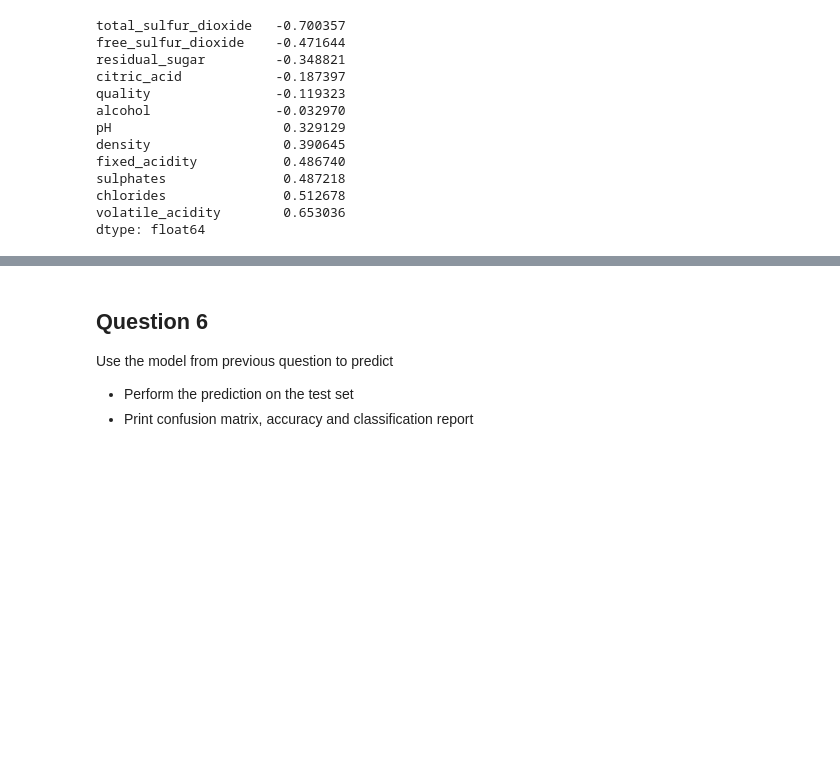
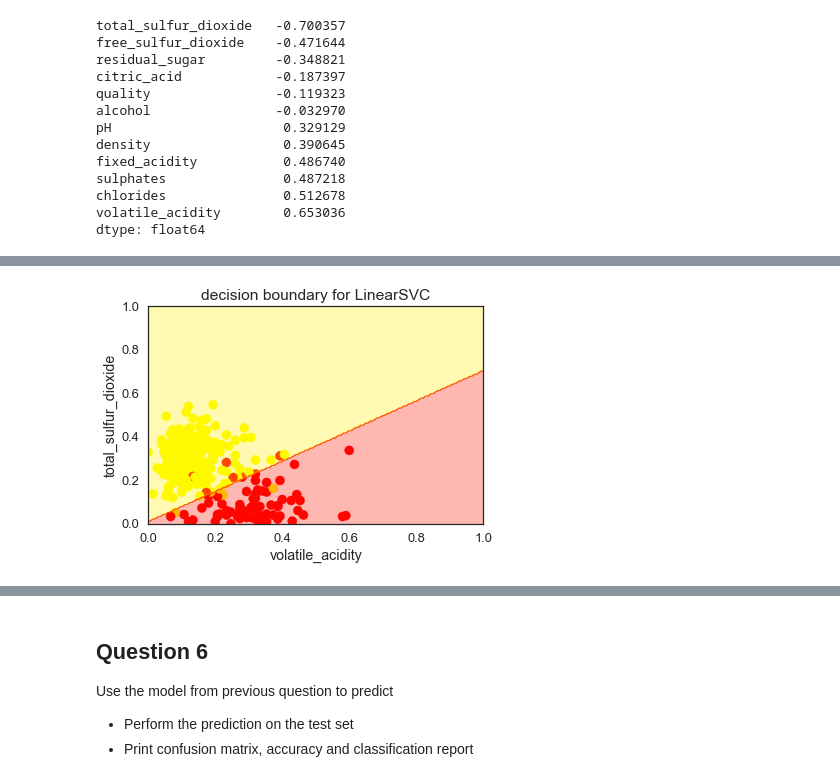
Before and after one commit to edwardmpearce/learning-machine-learning, a Jupyter notebook: Intel-ML101/Week7_SVM_Kernels_HW.ipynb, the cells around one changed output, grey strips where cells are left out. Drawn from its saved outputs; the diff is of its cells as text; code cells hidden in the pictures; blank space fills up the shorter version.

```diff
--- a/Intel-ML101/Week7_SVM_Kernels_HW.ipynb
+++ b/Intel-ML101/Week7_SVM_Kernels_HW.ipynb
@@ -105,0 +126,36 @@ Feel free to experiment with different parameter choices for LinearSVC and see t
+# %%
+from sklearn.svm import LinearSVC
+
+# Default loss function is the square of the hinge loss
+# Default multi-class strategy is training a one-vs-the-rest classifier for each class
+LSVC = LinearSVC(loss='squared_hinge', multi_class='ovr')
+LSVC.fit(X, y)
+
+X_color = X.sample(300, random_state=45)
+y_color = y.loc[X_color.index]
+y_color = y_color.map(lambda r: 'red' if r == 1 else 'yellow')
+ax = plt.axes()
+# Scatter plot 'total_sulfur_dioxide' against 'volatile_acidity' with points coloured according to wine colour,
+ax.scatter(
+    X_color.iloc[:, 0], X_color.iloc[:, 1],
+    color=y_color, alpha=1) # transparency level alpha = 1
+# -----------
+# For each axis make a list of points from 0 to 1 in 0.005 intervals
+x_axis, y_axis = np.arange(0, 1.005, .005), np.arange(0, 1.005, .005)
+# Arrays of x coordinates and y coordinates
+xx, yy = np.meshgrid(x_axis, y_axis)
+# Flatten into 1D arrays (lists) such that if I zip them together I get the Cartestian product of x_axis and y_axis
+xx_ravel = xx.ravel()
+yy_ravel = yy.ravel()
+X_grid = pd.DataFrame([xx_ravel, yy_ravel]).T
+
+y_grid_predictions = LSVC.predict(X_grid) # This prediction 'y' is not the same as the y-coordinate in the grid
+y_grid_predictions = y_grid_predictions.reshape(xx.shape)
+# Contour plot x = volatile_acidity, y = total_sulfur_dioxide, z = Linear SVM Classification prediction for x,y
+ax.contourf(xx, yy, y_grid_predictions, cmap=plt.cm.autumn_r, alpha=.3)
+# -----------
+ax.set(xlabel=fields[0], ylabel=fields[1],
+       xlim=[0, 1], ylim=[0, 1],
+       title='decision boundary for LinearSVC');
+# %% [output]
+[figure, added]
```
Also changed, not shown: parts of 28 cells of this notebook.
